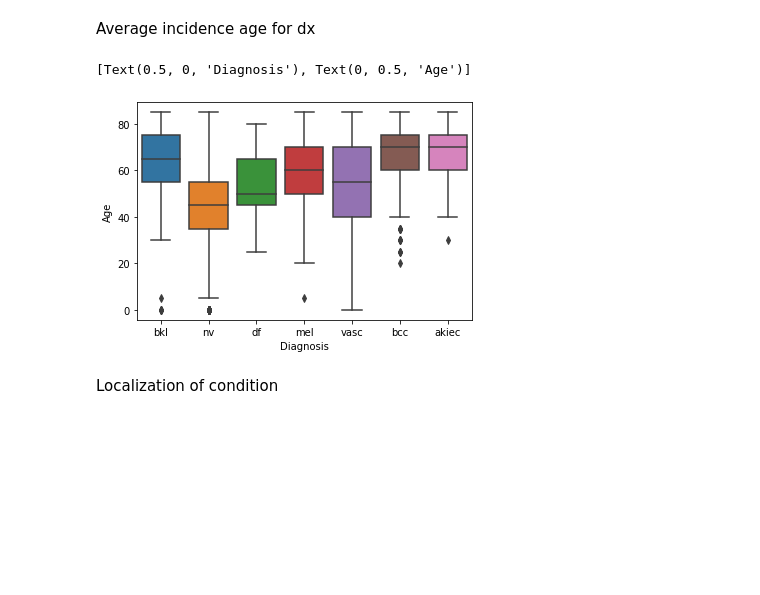
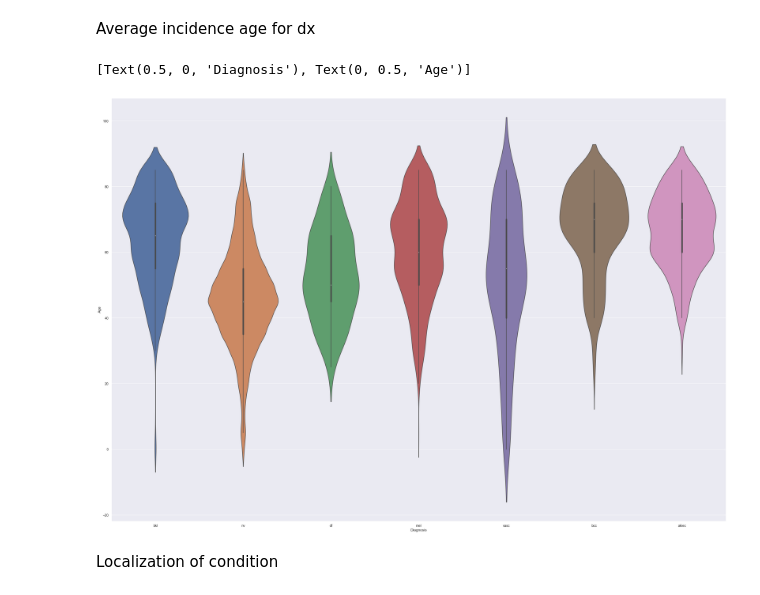
Before and after one commit to DataScience4Health-Fall2022/termproject-group-4, a Jupyter notebook: exploratory.ipynb, the cells around one changed output. Saved outputs shown, nothing was run; the diff lists cells and outputs as text; code cells hidden in the pictures; blank space fills up the shorter version.

```diff
--- a/exploratory.ipynb
+++ b/exploratory.ipynb
@@ -66,11 +76,11 @@ g.set(xlabel="Sex", ylabel="Age")
 # %% [markdown]
 Average incidence age for dx
 # %%
-g = sns.boxplot(x="dx", y="age", data=df)
+g = sns.violinplot(x="dx", y="age", data=df)
 g.set(xlabel="Diagnosis", ylabel="Age")
 # %% [output]
 [Text(0.5, 0, 'Diagnosis'), Text(0, 0.5, 'Age')]
-[figure, old version]
+[figure, new version]
 # %% [markdown]
 Localization of condition
 # %%
```
Also changed, not shown: parts of 11 cells of this notebook.
